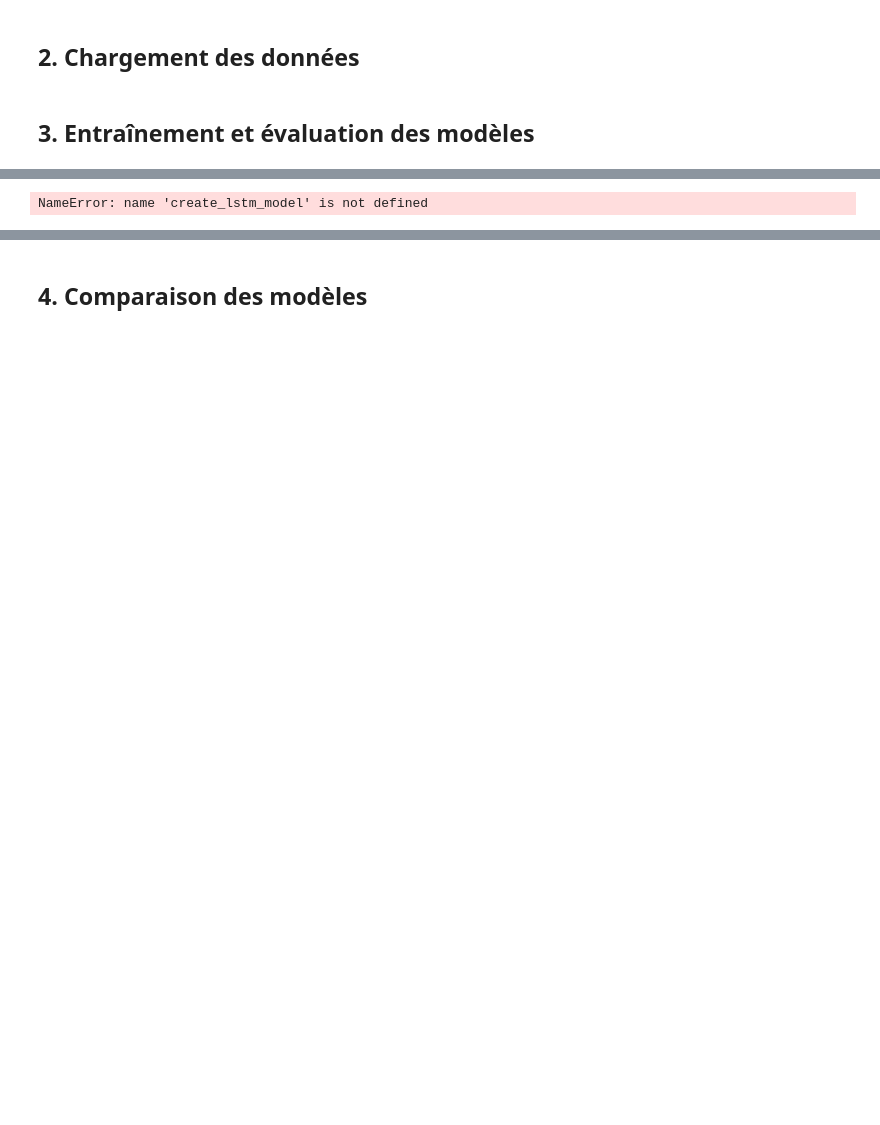
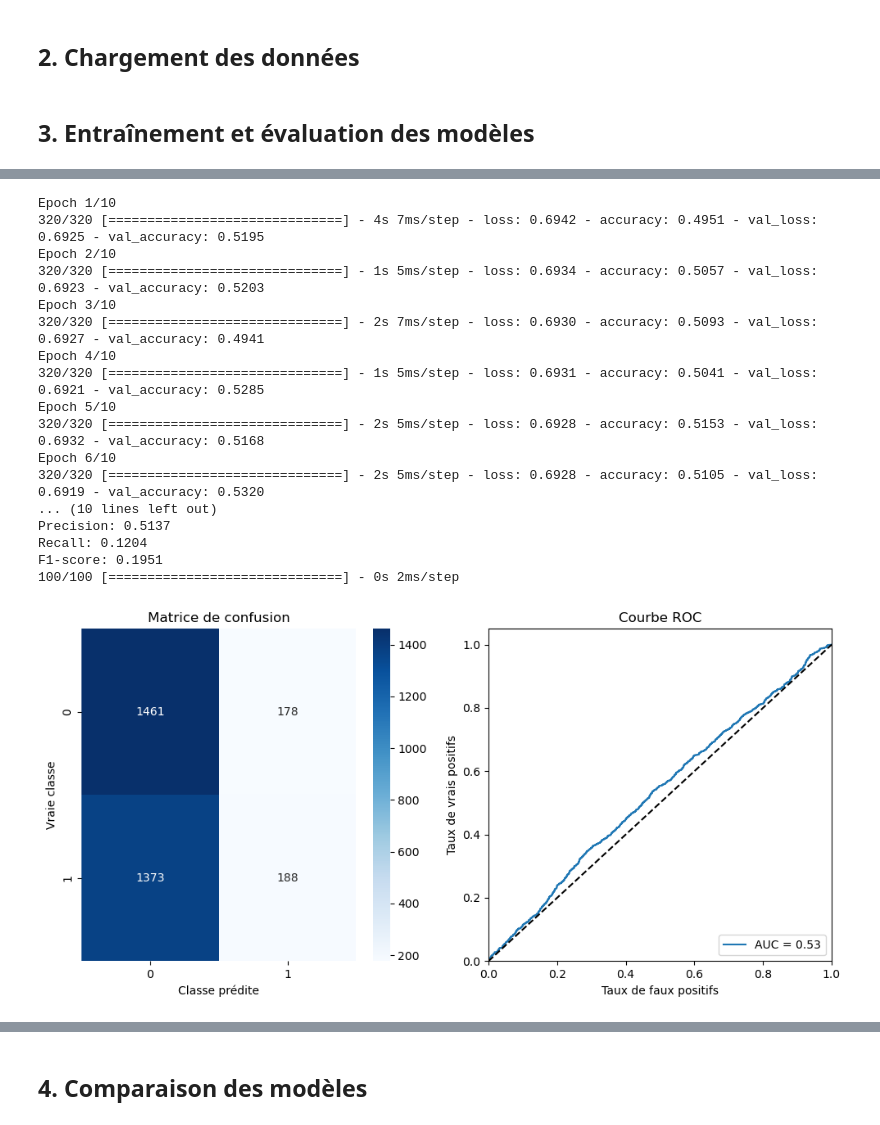
Before and after one commit to mehdimunim/OC7, a Jupyter notebook: notebooks/03_Mehdi_MUNIM_modelisation.ipynb, the cells around one changed output, grey strips where cells are left out. Cells and saved outputs as stored; diff of their text form; code cells hidden in the pictures; blank space fills up the shorter version.

```diff
--- a/notebooks/03_Mehdi_MUNIM_modelisation.ipynb
+++ b/notebooks/03_Mehdi_MUNIM_modelisation.ipynb
@@ -136,17 +137,34 @@ F1-score: 0.7151
 # %%
 #@title 3.4 Entraînement et évaluation du modèle LSTM
 
 # Créer et entraîner le modèle LSTM
-model_lstm = create_lstm_model(input_shape=(X_train_w2v.shape[1],))
+model_lstm = model.create_lstm_model(input_shape=(X_train_w2v.shape[1],))
 model_lstm.fit(X_train_w2v, y_train, epochs=10, batch_size=32, validation_split=0.2)
 
 # Évaluer le modèle
 evaluation.evaluer_modele(model_lstm, X_test_w2v, y_test)
 
 # Sauvegarder le modèle
 model.save_model_weights(model_lstm, "model_lstm")
 # %% [output]
-NameError: name 'create_lstm_model' is not defined
+Epoch 1/10
+320/320 [==============================] - 4s 7ms/step - loss: 0.6942 - accuracy: 0.4951 - val_loss: 0.6925 - val_accuracy: 0.5195
+Epoch 2/10
+320/320 [==============================] - 1s 5ms/step - loss: 0.6934 - accuracy: 0.5057 - val_loss: 0.6923 - val_accuracy: 0.5203
+Epoch 3/10
+320/320 [==============================] - 2s 7ms/step - loss: 0.6930 - accuracy: 0.5093 - val_loss: 0.6927 - val_accuracy: 0.4941
+Epoch 4/10
+320/320 [==============================] - 1s 5ms/step - loss: 0.6931 - accuracy: 0.5041 - val_loss: 0.6921 - val_accuracy: 0.5285
+Epoch 5/10
+320/320 [==============================] - 2s 5ms/step - loss: 0.6928 - accuracy: 0.5153 - val_loss: 0.6932 - val_accuracy: 0.5168
+Epoch 6/10
+320/320 [==============================] - 2s 5ms/step - loss: 0.6928 - accuracy: 0.5105 - val_loss: 0.6919 - val_accuracy: 0.5320
+... (10 lines left out)
+Precision: 0.5137
+Recall: 0.1204
+F1-score: 0.1951
+100/100 [==============================] - 0s 2ms/step
+[figure, added]
 # %%
 #@title 3.5 Entraînement et évaluation du modèle BERT
 
```
Also changed, not shown: parts of 6 cells of this notebook, 2 other files.
